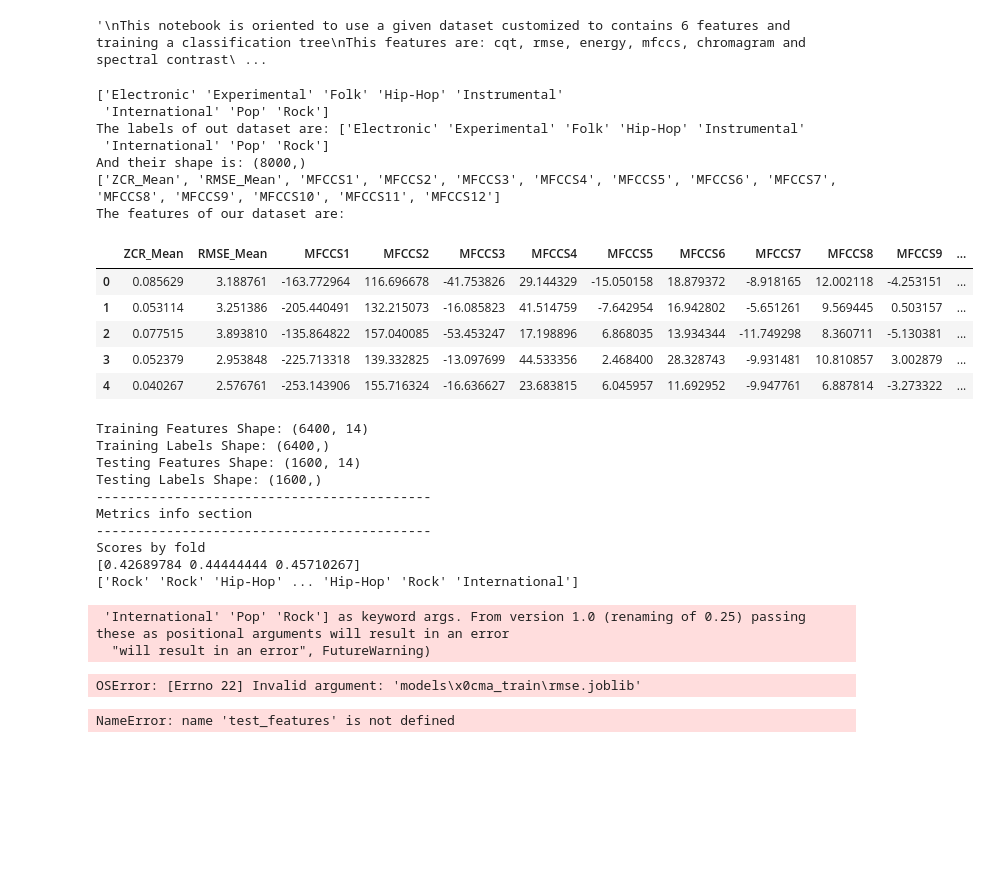
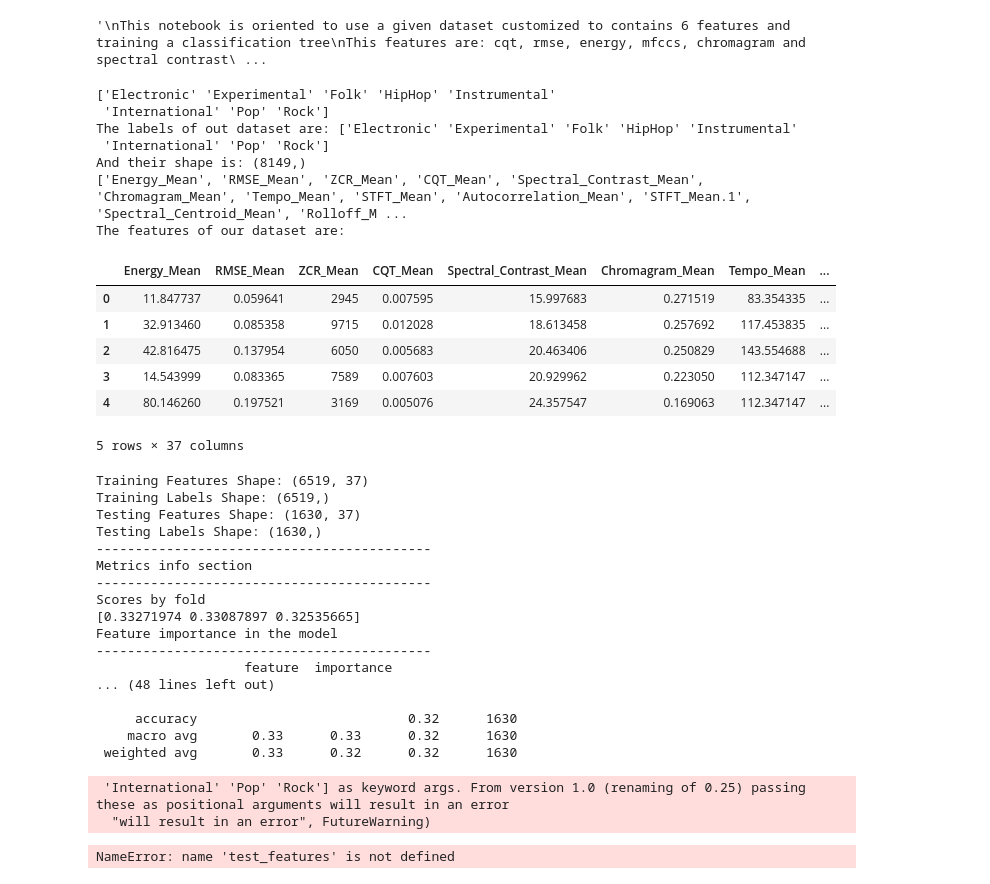
Before and after one commit to acarrill/TFGNotebooks, a Jupyter notebook: ClassificationTree.ipynb, the cells around one changed output. Cells and saved outputs as stored; diff of their text form; code cells hidden in the pictures; blank space fills up the shorter version.

```diff
--- a/ClassificationTree.ipynb
+++ b/ClassificationTree.ipynb
@@ -29,7 +29,8 @@ from Datasets.fma.fma import utils
 # features = pd.read_csv('Dataframes/ismir04/ismir04_100_sec.csv', encoding='latin-1', thousands=',')
 
 # features = pd.read_csv('Dataframes/fma/mfcc_fma.csv', encoding='latin-1', thousands=',')
-features = pd.read_csv('Dataframes/fma/rmse.csv', encoding='latin-1', thousands=',')
+# features = pd.read_csv('Dataframes/fma/rmse.csv', encoding='latin-1', thousands=',')
+features = pd.read_csv('Dataframes/fma/fma.csv', encoding='latin-1', thousands=',')
 
 
 # ISMIR LABELS DROPING
@@ -57,7 +58,7 @@ print("And their shape is:", labels.shape)
 
 # FMA
 
-featureColumsToDrop = ['Unnamed: 0', 'Genre', 'MFCCS0']
+# featureColumsToDrop = ['Unnamed: 0', 'Genre', 'MFCCS0']
 
 # Only MFCC withouth 0
 
@@ -67,9 +68,17 @@ featureColumsToDrop = ['Unnamed: 0', 'Genre', 'MFCCS0']
 #                           'Energy_Var', 'RMSE_Var', 'ZCR_Var', 'CQT_Var', 'Spectral_Contrast_Var', 'Chromagram_Var', 'Tempo_Var', 'STFT_Var',
 #                           'Autocorrelation_Var', 'STFT_Var', 'Spectral_Centroid_Var', 'Rolloff_Var']
 
+# Adding more features
+
+# featureColumsToDrop = ['Unnamed: 0', 'STFT_Mean.1', 'STFT_Var.1', 'Genre', 'Energy_Mean', 'CQT_Mean',
+#                            'Spectral_Contrast_Mean', 'Chromagram_Mean', 'Tempo_Mean', 'STFT_Mean', 'MFCCS0',
+#                           'Autocorrelation_Mean', 'STFT_Mean', 'Spectral_Centroid_Mean', 'Rolloff_Mean',
+#                           'Energy_Var', 'RMSE_Var', 'ZCR_Var', 'CQT_Var', 'Spectral_Contrast_Var', 'Chromagram_Var', 'Tempo_Var', 'STFT_Var',
+#                           'Autocorrelation_Var', 'STFT_Var', 'Spectral_Centroid_Var', 'Rolloff_Var']
+
 # ALL
 
-# featureColumsToDrop = ['Unnamed: 0', 'STFT_Mean.1', 'STFT_Var.1', 'Genre']
+featureColumsToDrop = ['Unnamed: 0',  'Genre']
 
 # Feture importance ordered
 
@@ -81,43 +90,44 @@ featureColumsToDrop = ['Unnamed: 0', 'Genre', 'MFCCS0']
 
 # NO MFCCS
 
 # featureColumsToDrop = ['Unnamed: 0', 'STFT_Mean.1', 'STFT_Var.1', 'Genre','MFCCS0','MFCCS1','MFCCS2','MFCCS3','MFCCS4','MFCCS5','MFCCS6','MFCCS7','MFCCS8','MFCCS9','MFCCS10', 'MFCCS11','MFCCS12']
 
 # TESTING ISMIR
 
 # featureColumsToDrop = ['Unnamed: 0', 'STFT_Mean.1', 'STFT_Var.1', 'Genre', 'Energy_Mean', 'RMSE_Mean', 'ZCR_Mean', 'CQT_Mean',
 #                            'Spectral_Contrast_Mean', 'Chromagram_Mean', 'Tempo_Mean', 'STFT_Mean',
 #                           'Autocorrelation_Mean', 'STFT_Mean', 'Spectral_Centroid_Mean', 'Rolloff_Mean',
 #                           'Energy_Var', 'RMSE_Var', 'ZCR_Var', 'Spectral_Contrast_Var', 'Tempo_Var', 'STFT_Var',
 #                           'Autocorrelation_Var', 'STFT_Var', 'Spectral_Centroid_Var', 'Rolloff_Var',
 #                        'MFCCS0','MFCCS1','MFCCS2','MFCCS3','MFCCS4','MFCCS5','MFCCS6','MFCCS7','MFCCS8','MFCCS9','MFCCS10', 'MFCCS11','MFCCS12']
 
 features = features.drop(featureColumsToDrop, 1)
 
 feature_names = list(features.columns)
 
 print(feature_names)
 
 # features_names = features
 
 
 print("The features of our dataset are:")
 
 features.head(5)
 # %% [output]
-['Electronic' 'Experimental' 'Folk' 'Hip-Hop' 'Instrumental'
+['Electronic' 'Experimental' 'Folk' 'HipHop' 'Instrumental'
  'International' 'Pop' 'Rock']
-The labels of out dataset are: ['Electronic' 'Experimental' 'Folk' 'Hip-Hop' 'Instrumental'
+The labels of out dataset are: ['Electronic' 'Experimental' 'Folk' 'HipHop' 'Instrumental'
  'International' 'Pop' 'Rock']
-And their shape is: (8000,)
-['ZCR_Mean', 'RMSE_Mean', 'MFCCS1', 'MFCCS2', 'MFCCS3', 'MFCCS4', 'MFCCS5', 'MFCCS6', 'MFCCS7', 'MFCCS8', 'MFCCS9', 'MFCCS10', 'MFCCS11', 'MFCCS12']
+And their shape is: (8149,)
+['Energy_Mean', 'RMSE_Mean', 'ZCR_Mean', 'CQT_Mean', 'Spectral_Contrast_Mean', 'Chromagram_Mean', 'Tempo_Mean', 'STFT_Mean', 'Autocorrelation_Mean', 'STFT_Mean.1', 'Spectral_Centroid_Mean', 'Rolloff_M ...
 The features of our dataset are:
-|  | ZCR_Mean | RMSE_Mean | MFCCS1 | MFCCS2 | MFCCS3 | MFCCS4 | MFCCS5 | MFCCS6 | MFCCS7 | MFCCS8 | MFCCS9 | ... |
-| 0 | 0.085629 | 3.188761 | -163.772964 | 116.696678 | -41.753826 | 29.144329 | -15.050158 | 18.879372 | -8.918165 | 12.002118 | -4.253151 | ... |
-| 1 | 0.053114 | 3.251386 | -205.440491 | 132.215073 | -16.085823 | 41.514759 | -7.642954 | 16.942802 | -5.651261 | 9.569445 | 0.503157 | ... |
-| 2 | 0.077515 | 3.893810 | -135.864822 | 157.040085 | -53.453247 | 17.198896 | 6.868035 | 13.934344 | -11.749298 | 8.360711 | -5.130381 | ... |
-| 3 | 0.052379 | 2.953848 | -225.713318 | 139.332825 | -13.097699 | 44.533356 | 2.468400 | 28.328743 | -9.931481 | 10.810857 | 3.002879 | ... |
-| 4 | 0.040267 | 2.576761 | -253.143906 | 155.716324 | -16.636627 | 23.683815 | 6.045957 | 11.692952 | -9.947761 | 6.887814 | -3.273322 | ... |
+|  | Energy_Mean | RMSE_Mean | ZCR_Mean | CQT_Mean | Spectral_Contrast_Mean | Chromagram_Mean | Tempo_Mean | ... |
+| 0 | 11.847737 | 0.059641 | 2945 | 0.007595 | 15.997683 | 0.271519 | 83.354335 | ... |
+| 1 | 32.913460 | 0.085358 | 9715 | 0.012028 | 18.613458 | 0.257692 | 117.453835 | ... |
+| 2 | 42.816475 | 0.137954 | 6050 | 0.005683 | 20.463406 | 0.250829 | 143.554688 | ... |
+| 3 | 14.543999 | 0.083365 | 7589 | 0.007603 | 20.929962 | 0.223050 | 112.347147 | ... |
+| 4 | 80.146260 | 0.197521 | 3169 | 0.005076 | 24.357547 | 0.169063 | 112.347147 | ... |
+5 rows × 37 columns
 # %%
 # Import the model we are using
 from sklearn.ensemble import RandomForestClassifier
@@ -200,15 +210,15 @@ def train_clasify():
     print("Scores by fold")
     print(scores)
 
-#     importancia_predictores = pd.DataFrame({
-#         'feature':
-#         features.columns,
-#         'importance':
-#         rf.feature_importances_
-#     })
-#     print("Feature importance in the model")
-#     print("-------------------------------------------")
-#     print(importancia_predictores.sort_values('importance', ascending=False))
+    importancia_predictores = pd.DataFrame({
+        'feature':
+        features.columns,
+        'importance':
+        rf.feature_importances_
+    })
+    print("Feature importance in the model")
+    print("-------------------------------------------")
+    print(importancia_predictores.sort_values('importance', ascending=False))
 
     predictions = rf.predict(test_features)
     print(predictions)
@@ -216,14 +226,14 @@ def train_clasify():
     report = classification_report(test_labels, predictions, np.unique(test_labels))
 
     # Exporting model
-    joblib.dump(rf, "models\fma_train\rmse.joblib")
+    joblib.dump(rf, "models/fma_train/fma_all.joblib")
 
     return report, rf
 
 report, rf = train_clasify()
 print(report)
 
-# rf = joblib.load("models\gtzan_train\mfcc.joblib")
+# rf = joblib.load("models\fma_train/rmse_medium.joblib")
 # scaler = StandardScaler()
 # scaler.fit(features)
 # features_scaled = scaler.transform(features)
@@ -232,26 +242,32 @@ print(report)
 # report = classification_report(labels, predictions, np.unique(labels))
 # print(report)
 
-# rf = joblib.load("models/fma_train/mfcc.joblib")
+# rf = joblib.load("models/fma_train/rmse_medium.joblib")
 # scaler = StandardScaler()
 # predictions = rf.predict(features)
 # print(predictions)
 # report = classification_report(labels, predictions, np.unique(labels))
 # print(report)
 # %% [output]
-Training Features Shape: (6400, 14)
-Training Labels Shape: (6400,)
-Testing Features Shape: (1600, 14)
-Testing Labels Shape: (1600,)
+Training Features Shape: (6519, 37)
+Training Labels Shape: (6519,)
+Testing Features Shape: (1630, 37)
+Testing Labels Shape: (1630,)
 -------------------------------------------
 Metrics info section
 -------------------------------------------
 Scores by fold
-[0.42689784 0.44444444 0.45710267]
-['Rock' 'Rock' 'Hip-Hop' ... 'Hip-Hop' 'Rock' 'International']
+[0.33271974 0.33087897 0.32535665]
+Feature importance in the model
+-------------------------------------------
+                   feature  importance
+... (48 lines left out)
+
+     accuracy                           0.32      1630
+    macro avg       0.33      0.33      0.32      1630
+ weighted avg       0.33      0.32      0.32      1630
  'International' 'Pop' 'Rock'] as keyword args. From version 1.0 (renaming of 0.25) passing these as positional arguments will result in an error
   "will result in an error", FutureWarning)
-OSError: [Errno 22] Invalid argument: 'models\x0cma_train\rmse.joblib'
 # %%
 from sklearn.metrics import plot_confusion_matrix
 plot_confusion_matrix(rf, test_features, test_labels)
```
Also changed, not shown: 3 other files.
